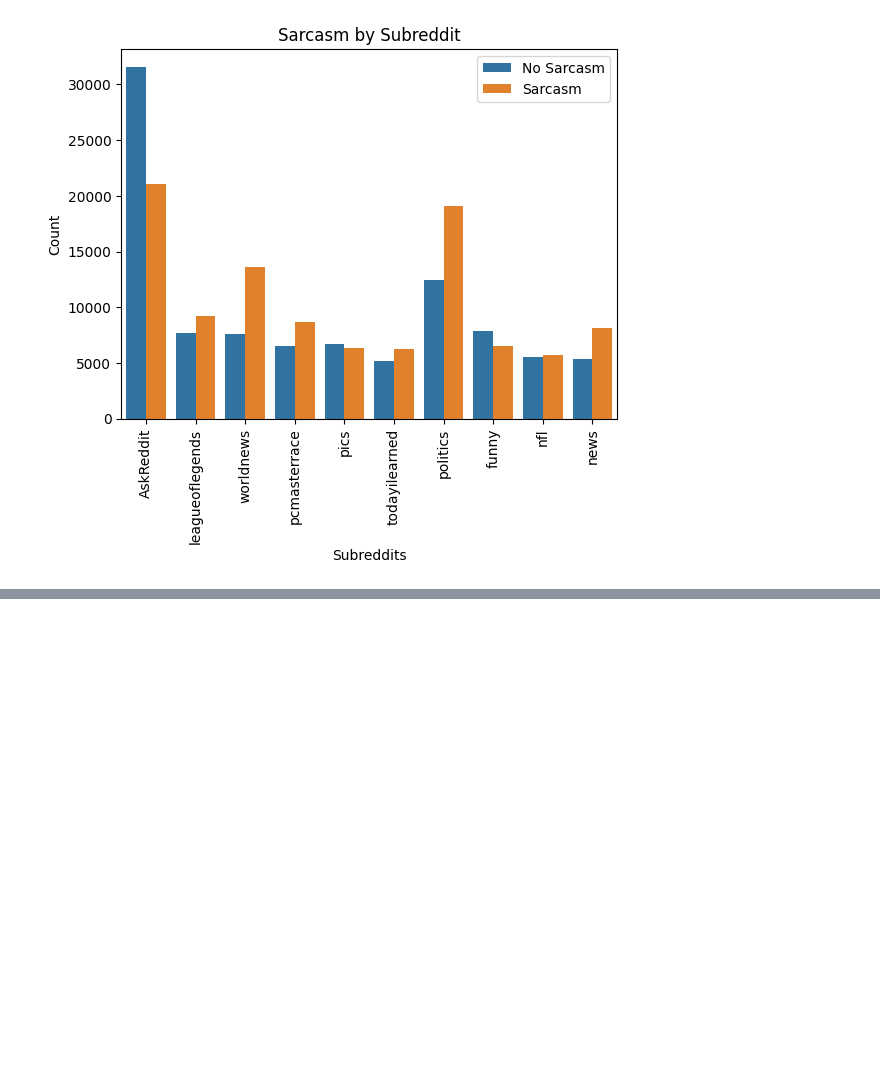
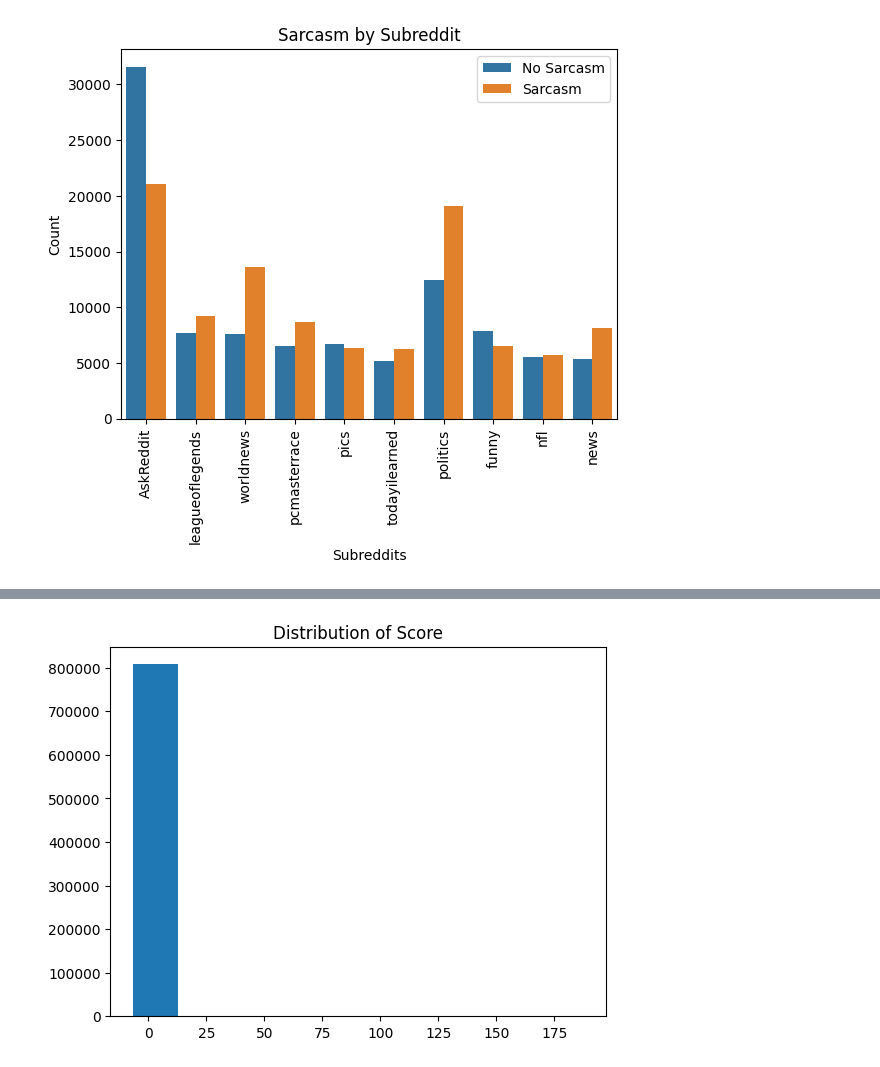
Before and after one commit to brianellis1997/Sarcasm_Detection, a Jupyter notebook: DS_440_Traditional_Models.ipynb, the cells around one changed output, grey strips where cells are left out. Cells and saved outputs as stored; diff of their text form; code cells hidden in the pictures; blank space fills up the shorter version.

```diff
--- a/DS_440_Traditional_Models.ipynb
+++ b/DS_440_Traditional_Models.ipynb
@@ -810,0 +906,6 @@ plt.show()
+# %%
+plt.hist(Votes['score'])
+plt.title('Distribution of Score')
+plt.show()
+# %% [output]
+[figure, added]
```
Also changed, not shown: parts of 14 cells of this notebook.
